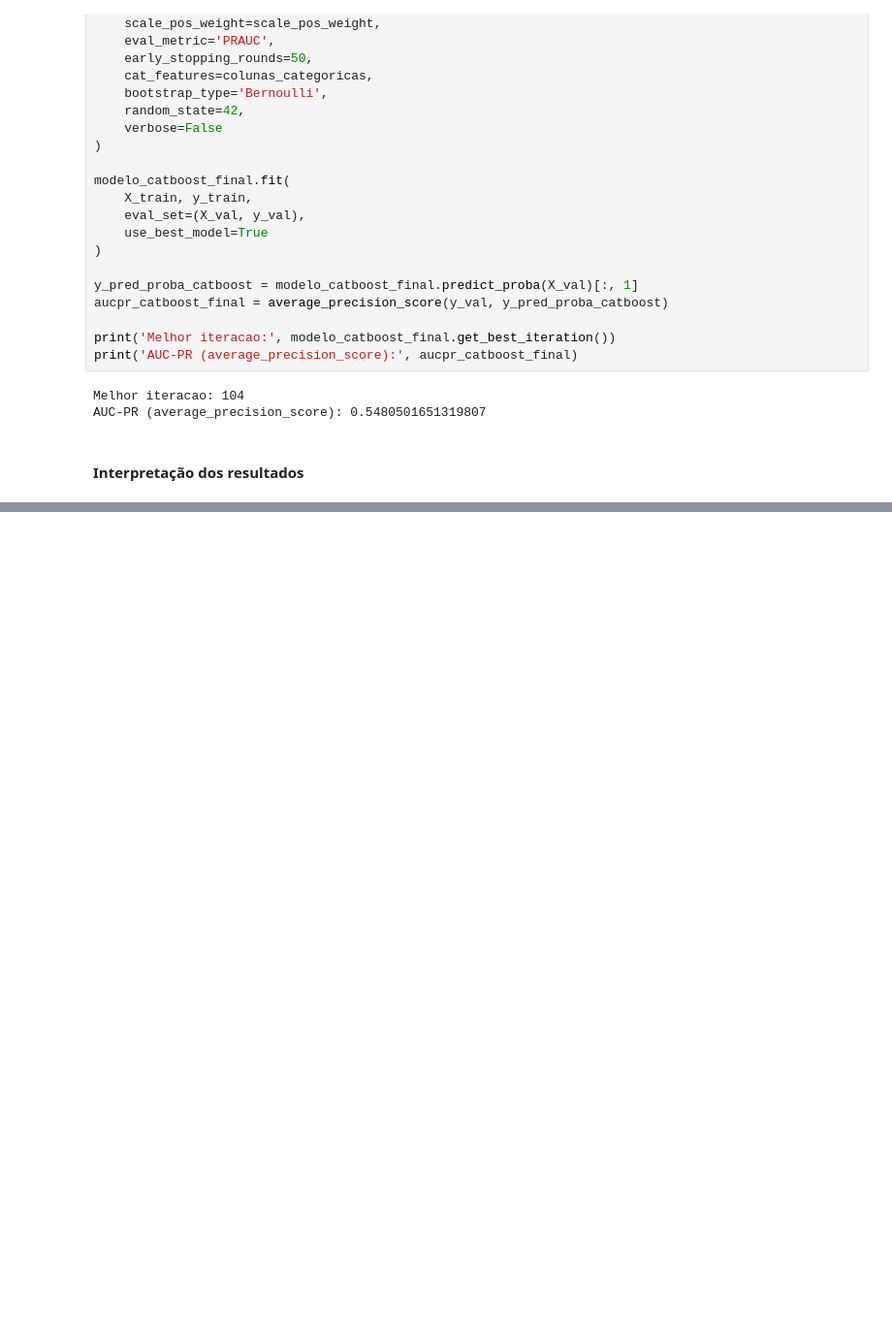
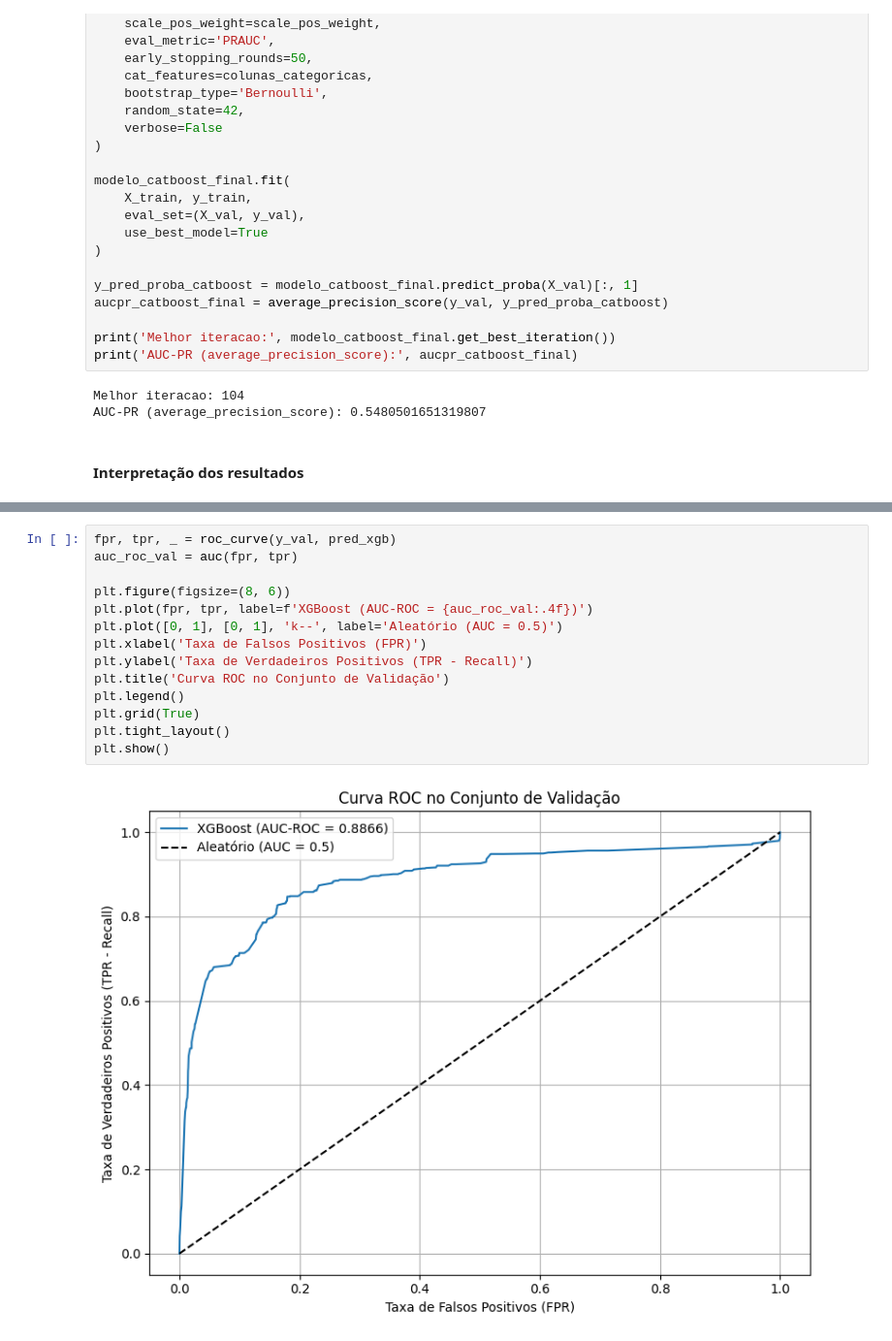
Before and after one commit to Gabverz/datarisk-case-ds-junior, a Jupyter notebook: notebooks/previsao_inadimplencia.ipynb, the cells around one changed output, grey strips where cells are left out. Shown at 97% size. Cells and saved outputs as stored; diff of their text form; blank space fills up the shorter version.

```diff
--- a/notebooks/previsao_inadimplencia.ipynb
+++ b/notebooks/previsao_inadimplencia.ipynb
@@ -1282,0 +1308,16 @@ print(xgboost.__version__)
+# %%
+fpr, tpr, _ = roc_curve(y_val, pred_xgb)
+auc_roc_val = auc(fpr, tpr)
+
+plt.figure(figsize=(8, 6))
+plt.plot(fpr, tpr, label=f'XGBoost (AUC-ROC = {auc_roc_val:.4f})')
+plt.plot([0, 1], [0, 1], 'k--', label='Aleatório (AUC = 0.5)')
+plt.xlabel('Taxa de Falsos Positivos (FPR)')
+plt.ylabel('Taxa de Verdadeiros Positivos (TPR - Recall)')
+plt.title('Curva ROC no Conjunto de Validação')
+plt.legend()
+plt.grid(True)
+plt.tight_layout()
+plt.show()
+# %% [output]
+[figure, added]
```
Also changed, not shown: parts of 6 cells of this notebook.
